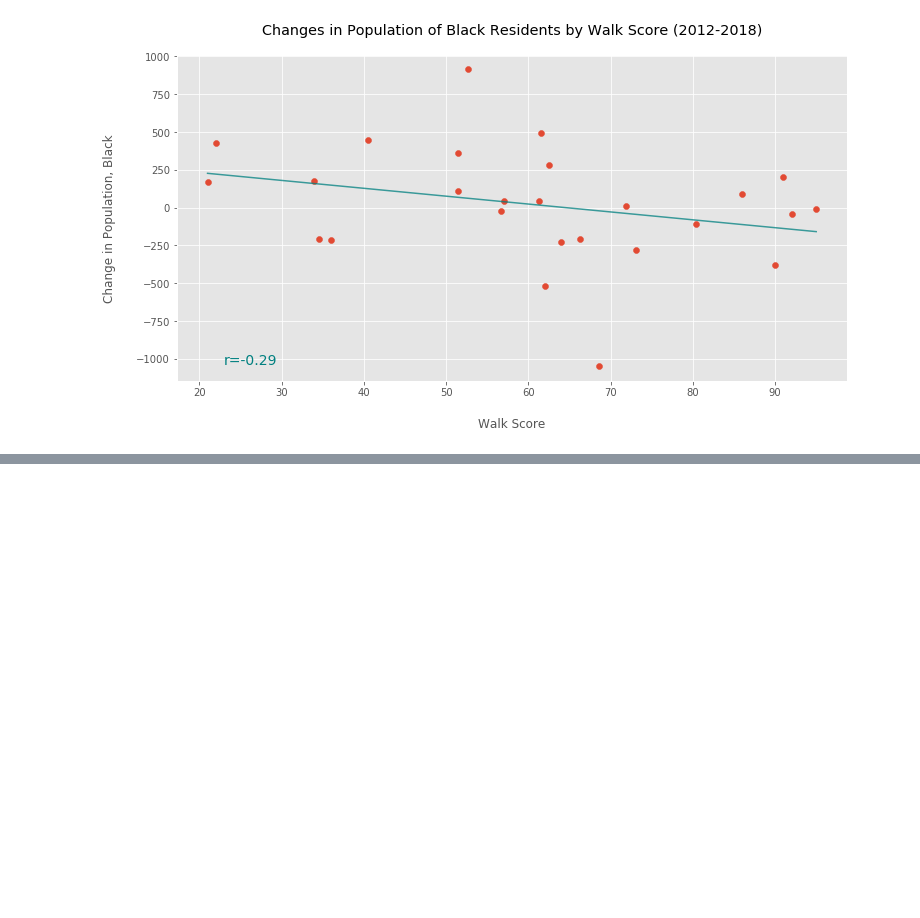
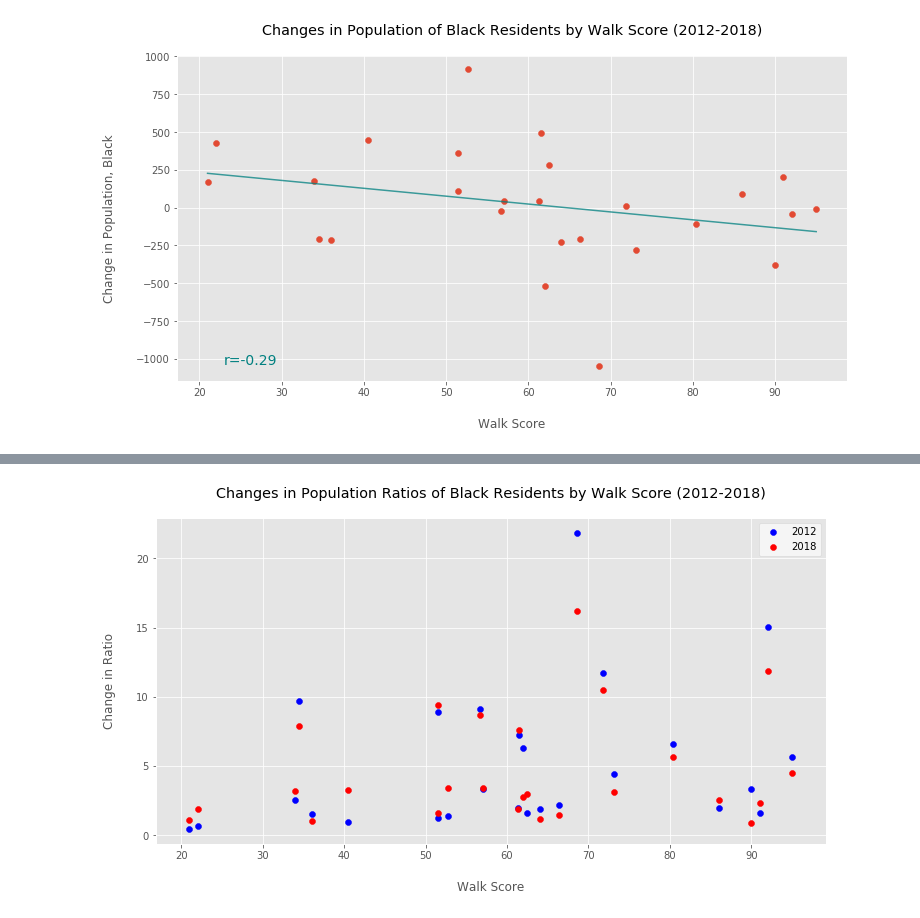
Before and after one commit to troypramsey/WalkabilityRaceIncome_InPortland_2012-2018, a Jupyter notebook: Scatterplots and Regressions.ipynb, the cells around one changed output, grey strips where cells are left out. Saved outputs shown, nothing was run; the diff lists cells and outputs as text; code cells hidden in the pictures; blank space fills up the shorter version.

Commit message:
added ratio charts

```diff
--- a/Scatterplots and Regressions.ipynb
+++ b/Scatterplots and Regressions.ipynb
@@ -178,0 +180,10 @@ plt.show()
+# %%
+percentage_black_df = data_walk_sorted[['Zipcode', 'Walk Score', 'Population Change', 'Black Population Change']]
+# %%
+percentage_black_df['Black Population Ratio (2012)'] = round(abs(data_walk_sorted['Black Population 2012']) /
+data_walk_sorted['Population 2012'] * 100, 2)
+
+percentage_black_df['Black Population Ratio (2018)'] = round(abs(data_walk_sorted['Black Population 2018']) /
+data_walk_sorted['Population 2018'] * 100, 2)
+
+percentage_black_df
@@ -178,0 +218,23 @@ plt.show()
+# %%
+fig = plt.figure(figsize=(12,6))
+
+x = percentage_black_df['Walk Score']
+y = percentage_black_df['Black Population Ratio (2012)']
+z= percentage_black_df['Black Population Ratio (2018)']
+
+ax1 = fig.add_subplot(111)
+
+ax1.scatter(x, y, c='b', label='2012')
+ax1.scatter(x, z, c='r', label='2018')
+plt.xlabel('Walk Score', labelpad=20)
+plt.ylabel('Change in Ratio', labelpad=20)
+plt.title('Changes in Population Ratios of Black Residents by Walk Score (2012-2018)', pad=20)
+
+ax1.legend(loc='best', facecolor='#fafafa')
+
+path = f'Scatterplot Output/black_pop_ratio.png'
+plt.savefig(path, format='png')
+
+plt.show()
+# %% [output]
+[figure, added]
```
Also changed, not shown: parts of 3 cells of this notebook, 2 other files.
